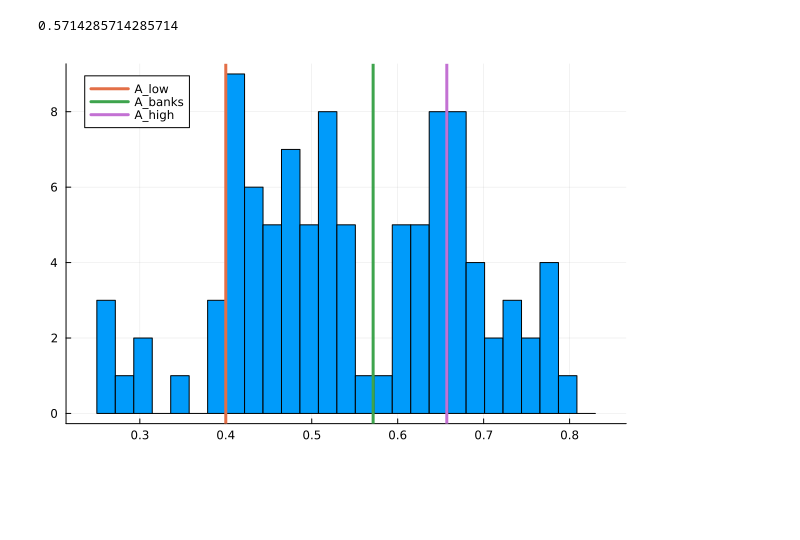
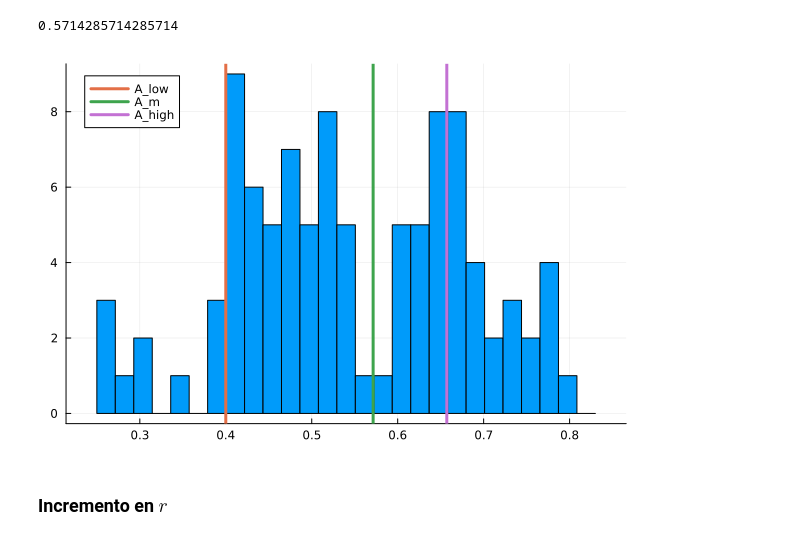
Before and after one commit to fabazan/banca, a Jupyter notebook: holmstromtirole.ipynb, the cells around one changed output. Drawn from its saved outputs; the diff is of its cells as text; code cells hidden in the pictures; blank space fills up the shorter version.

```diff
--- a/holmstromtirole.ipynb
+++ b/holmstromtirole.ipynb
@@ -60,8 +62,10 @@ plot(A_array);
 # %%
 b_range = range(0.25, 0.83, length=28)
 histogram(A_array, bins=b_range, label=:none)
 vline!([A_low(r_star, r)], linewidth=3, label="A_low")
-vline!([A_m(r)], linewidth=3, label="A_bank")
+vline!([A_m(r)], linewidth=3, label="A_m")
 vline!([A_high(r_star)], linewidth=3, label="A_high")
 # %% [output]
-[figure, old version]
+[figure, new version]
+# %% [markdown]
+### Incremento en $r$
```
Also changed, not shown: parts of 26 cells of this notebook.
